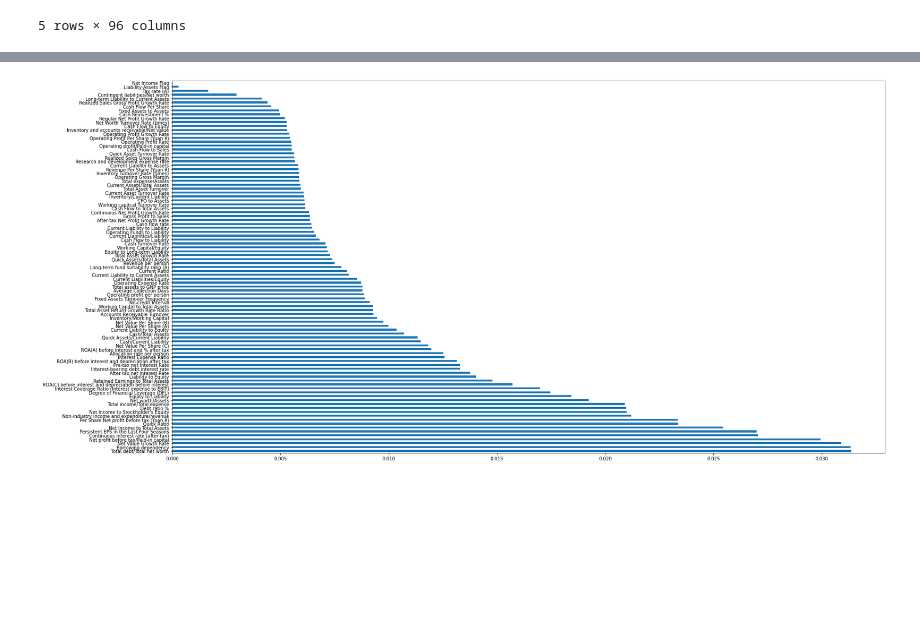
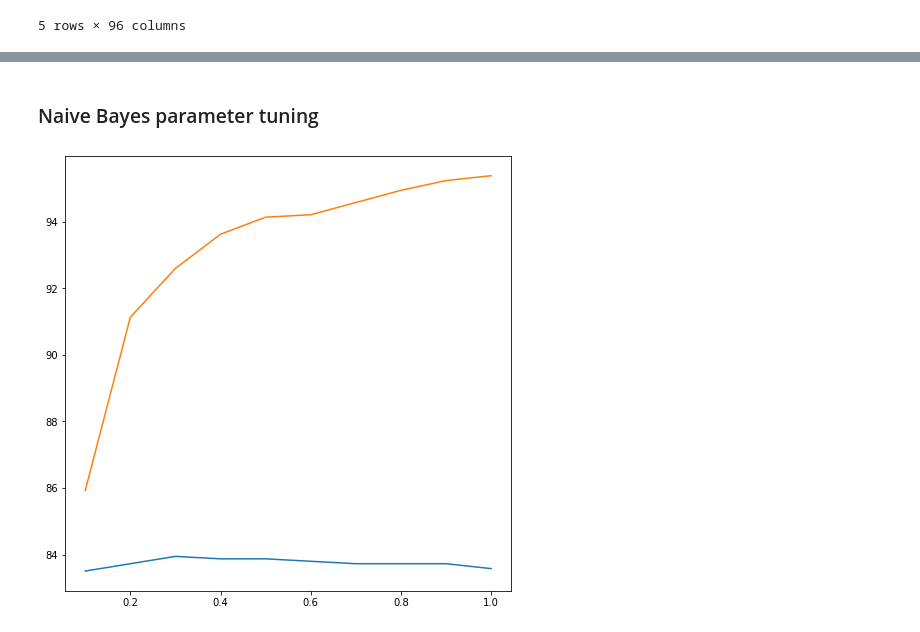
Before and after one commit to RushilPatel0703/ACML_Project, a Jupyter notebook: ACML_Project_Draft.ipynb, the cells around one changed output, grey strips where cells are left out. Saved outputs shown, nothing was run; the diff lists cells and outputs as text; code cells hidden in the pictures; blank space fills up the shorter version.

```diff
--- a/ACML_Project_Draft.ipynb
+++ b/ACML_Project_Draft.ipynb
@@ -154,8 +156,29 @@ plt.plot(estimators,accuracy7,color='green')
-# %%
-pd.set_option('display.max_columns', None)  # or 1000
-pd.set_option('display.max_rows', None)  # or 1000
-feature_imp = pd.Series(clf2.feature_importances_, index = data.columns[1:]).sort_values(ascending = False)
-feature_imp.plot(kind='barh')
-plt.rcParams["figure.figsize"] = (28,15)
-# %% [output]
-[figure, removed]
+# %% [markdown]
+### Naive Bayes parameter tuning
+# %%
+alphas = [0.1,0.2,0.3,0.4,0.5,0.6,0.7,0.8,0.9,1]
+variables = [0.1,0.2,0.3,0.4,0.5,0.6,0.7,0.8,0.9,1]
+predictions1=[]
+predictions2=[]
+# %%
+sc_X = StandardScaler()
+X_trainNb = sc_X.fit_transform(X_train)
+X_testNb = sc_X.fit_transform(X_test)
+# %%
+for i in range(0,10):
+    Bnb_classifier = BernoulliNB(alpha=alphas[i],fit_prior=True)
+    Bnb_classifier.fit(X_trainNb, y_train)
+    y_predBnb = Bnb_classifier.predict(X_testNb)
+    predictions1.append(metrics.accuracy_score(y_test, y_predBnb)*100)
+
+for i in range(0,10):
+    Gnb_classifier = GaussianNB(var_smoothing = variables[i])
+    Gnb_classifier.fit(X_trainNb, y_train)
+    y_predGnb = Gnb_classifier.predict(X_testNb)
+    predictions2.append(metrics.accuracy_score(y_test, y_predGnb)*100)
+# %%
+plt.plot(alphas,predictions1)
+plt.plot(variables,predictions2)
+plt.rcParams["figure.figsize"] = (8,8)
+# %% [output]
+[figure, added]
```
Also changed, not shown: parts of 38 cells of this notebook.
